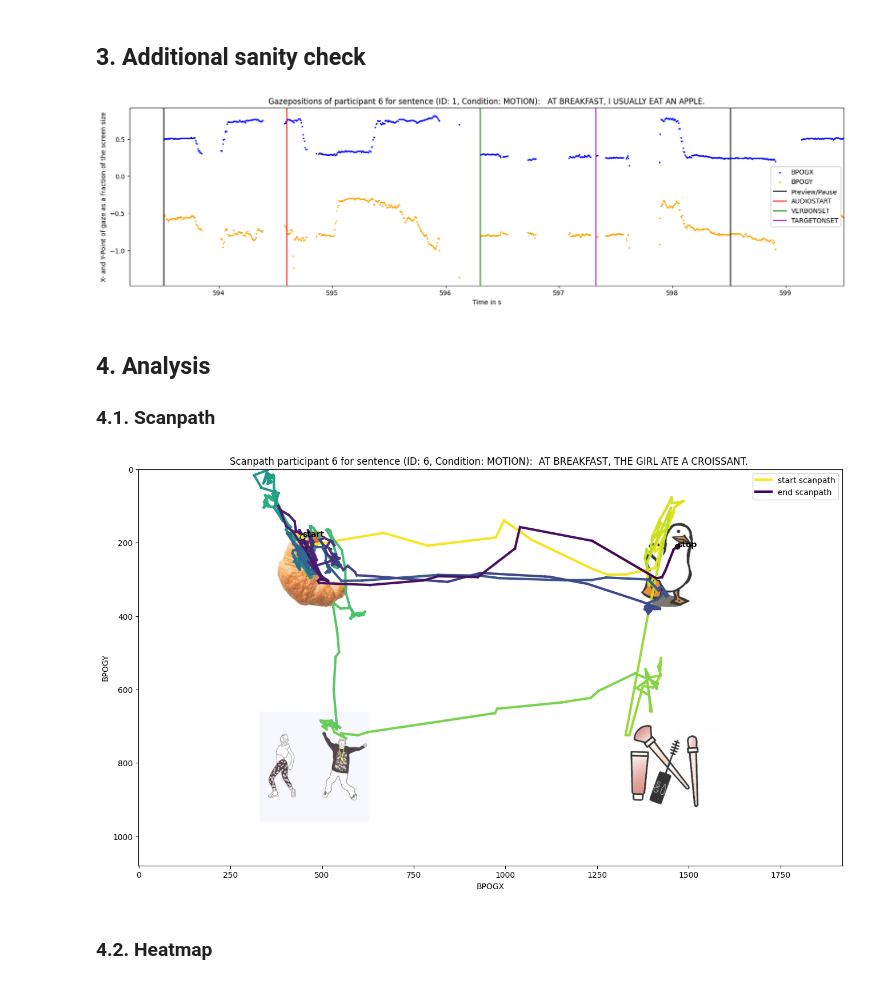
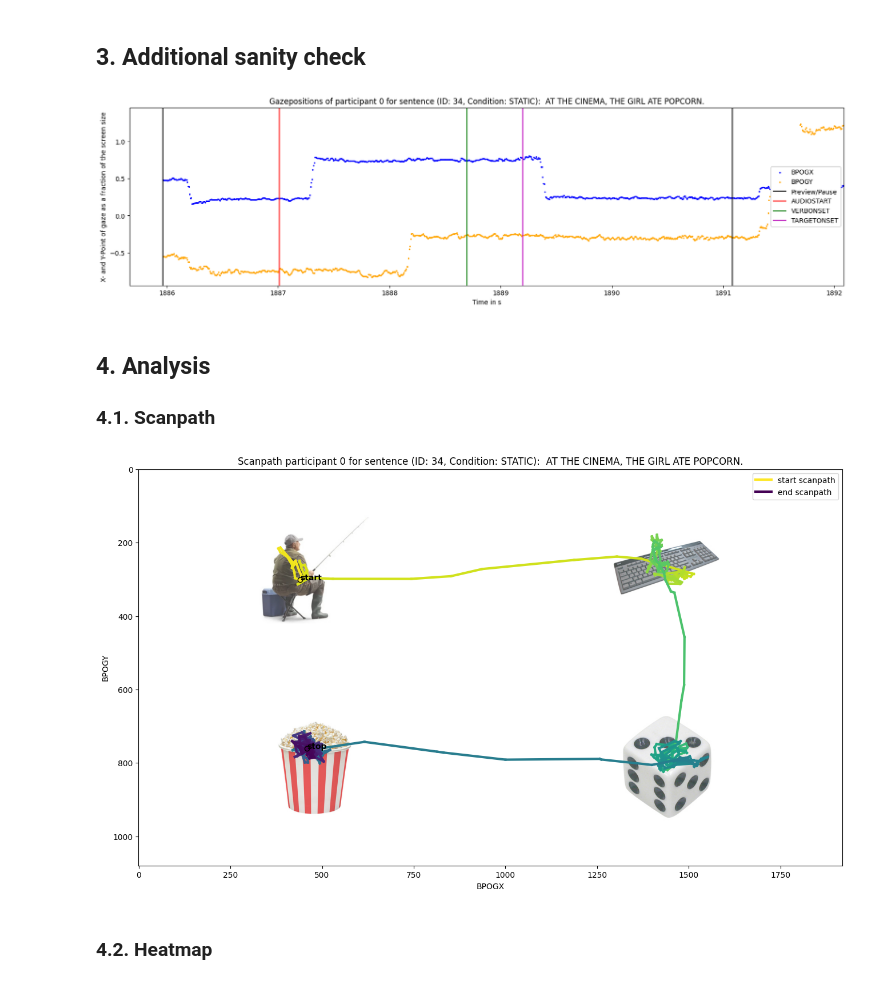
Before and after one commit to cleresk/sub-team-cat, a Jupyter notebook: scripts/analysis-subject.ipynb, the cells around one changed output. Drawn from its saved outputs; the diff is of its cells as text; code cells hidden in the pictures.

```diff
--- a/scripts/analysis-subject.ipynb
+++ b/scripts/analysis-subject.ipynb
@@ -11,9 +11,8 @@ pd.set_option('display.max_columns', None)
 # %% [markdown]
 ## Global variables / settings for this notebook
 # %%
-subject_no = 6
+subject_no = 0
 # %%
-subject_no = 6
 # subject-independant directory and filename of raw-data
 input_subject_file = f"..\\data\\preprocessed\\subject-{subject_no}.tsv"
 # path to stimuli of experiment
@@ -101,9 +100,9 @@ def calc_aoi(data, sentence_id):
     # save plot to assets
     fig.savefig(f'{plots_folder_name}/3-sanity-gazepos_{str(sentence_id)}_{condition.lower()}.png')
 
-calc_aoi(data, 1)
+calc_aoi(data, 34)
 # %% [output]
-[figure, old version]
+[figure, new version]
 # %% [markdown]
 ## 4. Analysis
 
@@ -149,35 +148,35 @@ def show_scanpath(data, sentence_id):
     for i in range(dat_sub_len):
 
         plt.plot(
             data_subset.iloc[i:i+2]['BPOGX'],
             data_subset.iloc[i:i+2]['BPOGY'],
             c=cmp(norm_time.iloc[i]),
             linewidth=3,
             label='start scanpath' if i == 0  else 'end scanpath' if i == dat_sub_len-1 else ""
         )
 
     # scanpath start marker
     plt.text(data_subset.iloc[0]['BPOGX'], data_subset.iloc[0]['BPOGY'], 'start', fontweight='bold')
     plt.plot(data_subset.iloc[0]['BPOGX'], data_subset.iloc[0]['BPOGY'], color=cmp(norm_time.iloc[0]), marker='o', markeredgecolor='black', linewidth=100)
     # scanpath stop marker
     plt.text(data_subset.iloc[dat_sub_len]['BPOGX'], data_subset.iloc[dat_sub_len]['BPOGY'], 'stop', fontweight='bold')
     plt.plot(data_subset.iloc[dat_sub_len]['BPOGX'], data_subset.iloc[dat_sub_len]['BPOGY'], color=cmp(norm_time.iloc[dat_sub_len]), marker='o', markeredgecolor='black', linewidth=100)
 
     # labels and ticks
     plt.xlabel("BPOGX")
     plt.ylabel("BPOGY")
     plt.legend()
 
     # display scanpath
     plt.show()
 
     # save plot to assets
     fig.savefig(f'{plots_folder_name}/4-analysis-scanpath_{str(sentence_id)}_{condition.lower()}.png')
 
 
-show_scanpath(data, 6)
+show_scanpath(data, 34)
 # %% [output]
-[figure, old version]
+[figure, new version]
 # %% [markdown]
 ### 4.2. Heatmap
 # %%
```
Also changed, not shown: parts of 5 cells of this notebook, 2 other files.
